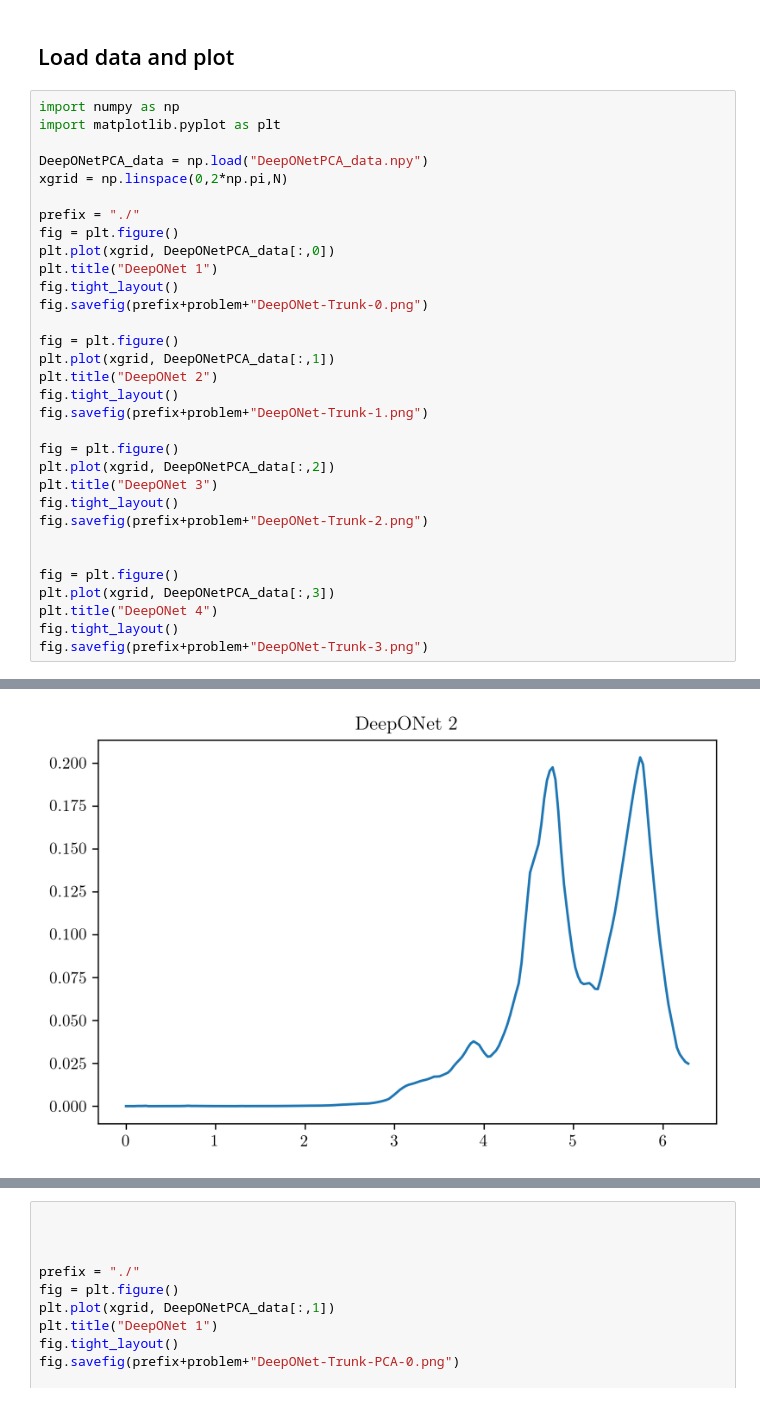
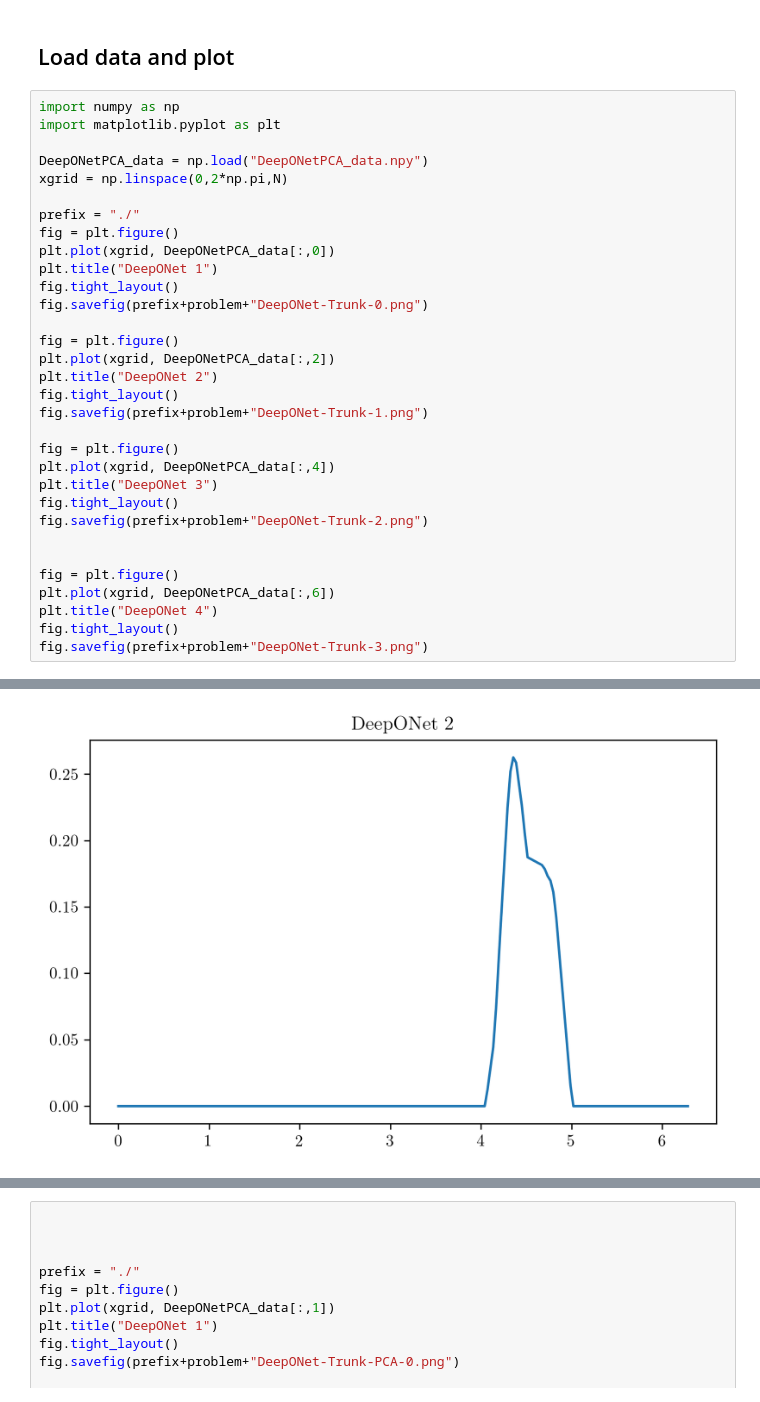
Before and after one commit to Zhengyu-Huang/Operator-Learning, a Jupyter notebook: advection-dc-low/nn/DeepONet/DeepONet.ipynb, the cells around one changed output, grey strips where cells are left out. Cells and saved outputs as stored; diff of their text form.

Commit message:
update DeepONet adv

```diff
--- a/advection-dc-low/nn/DeepONet/DeepONet.ipynb
+++ b/advection-dc-low/nn/DeepONet/DeepONet.ipynb
@@ -67,35 +67,35 @@ np.save("DeepONetPCA_data.npy", DeepONetPCA_data)
 import numpy as np
 import matplotlib.pyplot as plt
 
 DeepONetPCA_data = np.load("DeepONetPCA_data.npy")
 xgrid = np.linspace(0,2*np.pi,N)
 
 prefix = "./"
 fig = plt.figure()
 plt.plot(xgrid, DeepONetPCA_data[:,0])
 plt.title("DeepONet 1")
 fig.tight_layout()
 fig.savefig(prefix+problem+"DeepONet-Trunk-0.png")
 
 fig = plt.figure()
-plt.plot(xgrid, DeepONetPCA_data[:,1])
+plt.plot(xgrid, DeepONetPCA_data[:,2])
 plt.title("DeepONet 2")
 fig.tight_layout()
 fig.savefig(prefix+problem+"DeepONet-Trunk-1.png")
 
 fig = plt.figure()
-plt.plot(xgrid, DeepONetPCA_data[:,2])
+plt.plot(xgrid, DeepONetPCA_data[:,4])
 plt.title("DeepONet 3")
 fig.tight_layout()
 fig.savefig(prefix+problem+"DeepONet-Trunk-2.png")
 
 
 fig = plt.figure()
-plt.plot(xgrid, DeepONetPCA_data[:,3])
+plt.plot(xgrid, DeepONetPCA_data[:,6])
 plt.title("DeepONet 4")
 fig.tight_layout()
 fig.savefig(prefix+problem+"DeepONet-Trunk-3.png")
 # %% [output]
 [figure]
-[figure, old version]
+[figure, new version]
 [figure]
```
Also changed, not shown: parts of 2 cells of this notebook, 1 other file.
